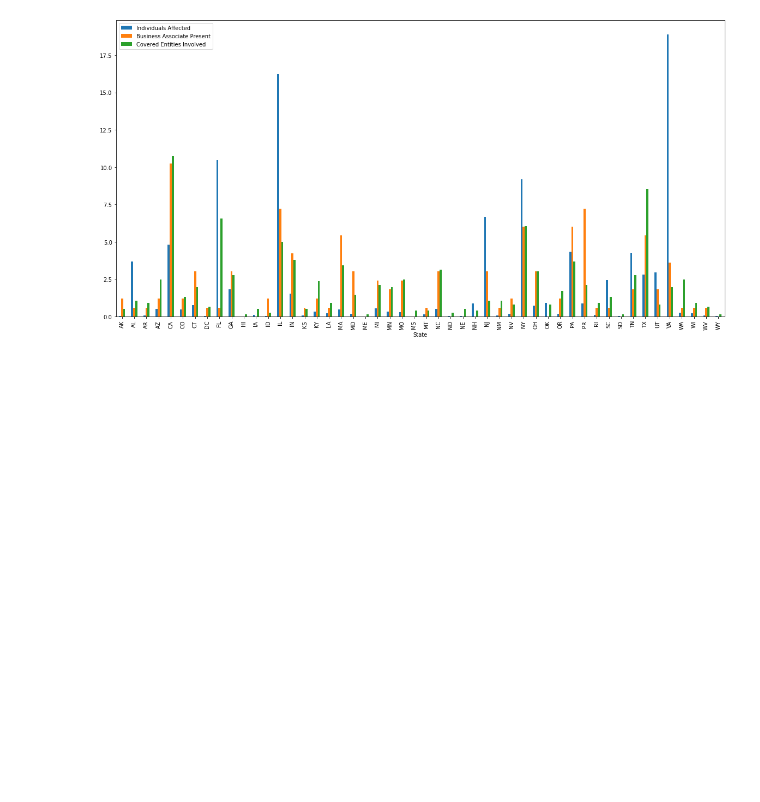
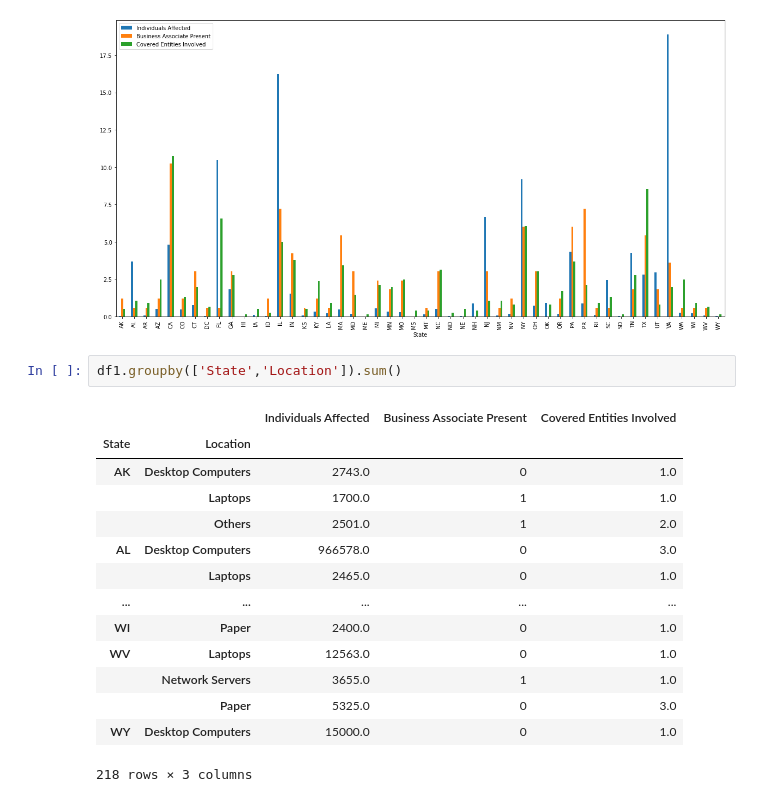
Before and after one commit to noelthomas28/2022Fall_projects, a Jupyter notebook: IS597PR_Final_Project.ipynb, the cells around one changed output. Saved outputs shown, nothing was run; the diff lists cells and outputs as text; blank space fills up the shorter version.

```diff
--- a/IS597PR_Final_Project.ipynb
+++ b/IS597PR_Final_Project.ipynb
@@ -335,3 +346,20 @@ df5.plot(kind = 'bar', figsize = (20,10))
 # %% [output]
 <matplotlib.axes._subplots.AxesSubplot at 0x...>
 [figure]
+# %%
+df1.groupby(['State','Location']).sum()
+# %% [output]
+|  |  | Individuals Affected | Business Associate Present | Covered Entities Involved |
+| State | Location |  |  |  |
+| AK | Desktop Computers | 2743.0 | 0 | 1.0 |
+|  | Laptops | 1700.0 | 1 | 1.0 |
+|  | Others | 2501.0 | 1 | 2.0 |
+| AL | Desktop Computers | 966578.0 | 0 | 3.0 |
+|  | Laptops | 2465.0 | 0 | 1.0 |
+| ... | ... | ... | ... | ... |
+| WI | Paper | 2400.0 | 0 | 1.0 |
+| WV | Laptops | 12563.0 | 0 | 1.0 |
+|  | Network Servers | 3655.0 | 1 | 1.0 |
+|  | Paper | 5325.0 | 0 | 3.0 |
+| WY | Desktop Computers | 15000.0 | 0 | 1.0 |
+218 rows × 3 columns
```
Also changed, not shown: parts of 20 cells of this notebook, 1 other file.
